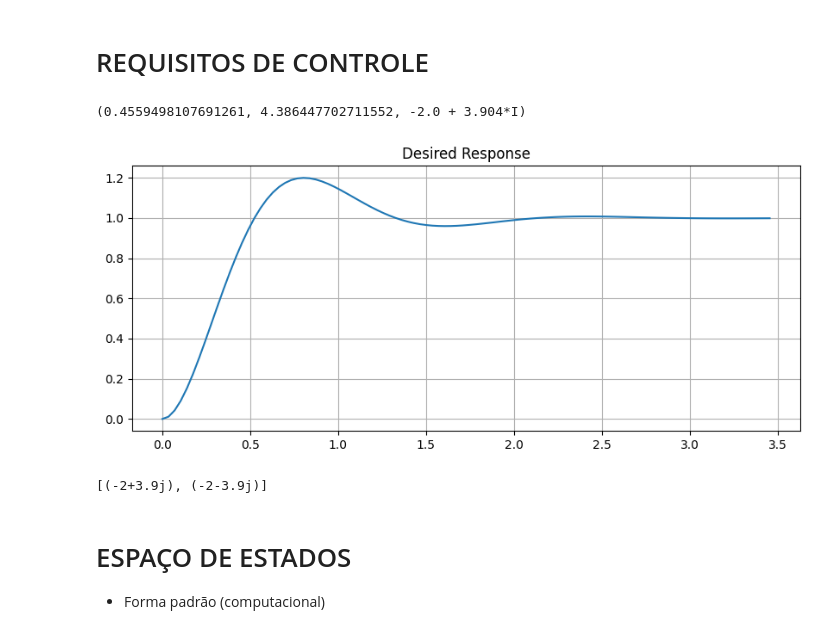
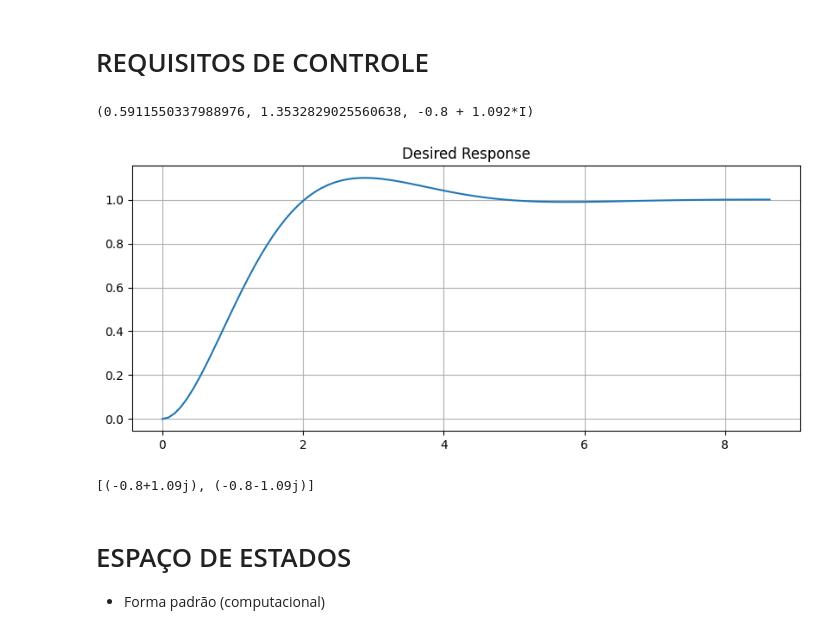
Before and after one commit to KlaussMarchi/PyTrole, a Jupyter notebook: Projects/BallAndPlate/CONTROL/SERVO_INT.ipynb, the cells around one changed output. Drawn from its saved outputs; the diff is of its cells as text; code cells hidden in the pictures.

```diff
--- a/Projects/BallAndPlate/CONTROL/SERVO_INT.ipynb
+++ b/Projects/BallAndPlate/CONTROL/SERVO_INT.ipynb
@@ -47,24 +47,24 @@ zeros:
 # %% [markdown]
 # REQUISITOS DE CONTROLE
 # %%
-Ts = 2.0
-UP = 0.2
+Ts = 5.0
+UP = 0.1
 
 zeta = -np.log(UP)/np.sqrt(np.pi**2 + np.log(UP)**2)
 Wn = 4/(zeta*Ts)
 
 s_d = -zeta*Wn + Wn*np.sqrt(1-zeta**2)*sp.I
 s_d = roundSympyFunction(s_d, 3)
 G_desired = Wn**2/(s**2 + 2*zeta*Wn*s + Wn**2)
 
 time, response = ctl.step_response(G_desired)
 plt.figure(figsize=(10, 4))
 plt.plot(time, response)
 plt.title('Desired Response'), plt.grid()
 (zeta, Wn, s_d)
 # %% [output]
-(0.4559498107691261, 4.386447702711552, -2.0 + 3.904*I)
+(0.5911550337988976, 1.3532829025560638, -0.8 + 1.092*I)
-[figure, old version]
+[figure, new version]
 # %%
 s1 = -zeta*Wn + Wn*np.sqrt(1-zeta**2)*1j
 s2 = -zeta*Wn - Wn*np.sqrt(1-zeta**2)*1j
@@ -75,7 +75,7 @@ s5 = -5                                    # 2 a 5 vezes mais distante dos polos
 p = [np.round(val, 2) for val in [s1, s2]]
 p
 # %% [output]
-[(-2+3.9j), (-2-3.9j)]
+[(-0.8+1.09j), (-0.8-1.09j)]
 # %% [markdown]
 # ESPAÇO DE ESTADOS
 - Forma padrão (computacional)
```
Also changed, not shown: parts of 16 cells of this notebook, 30 other files.
